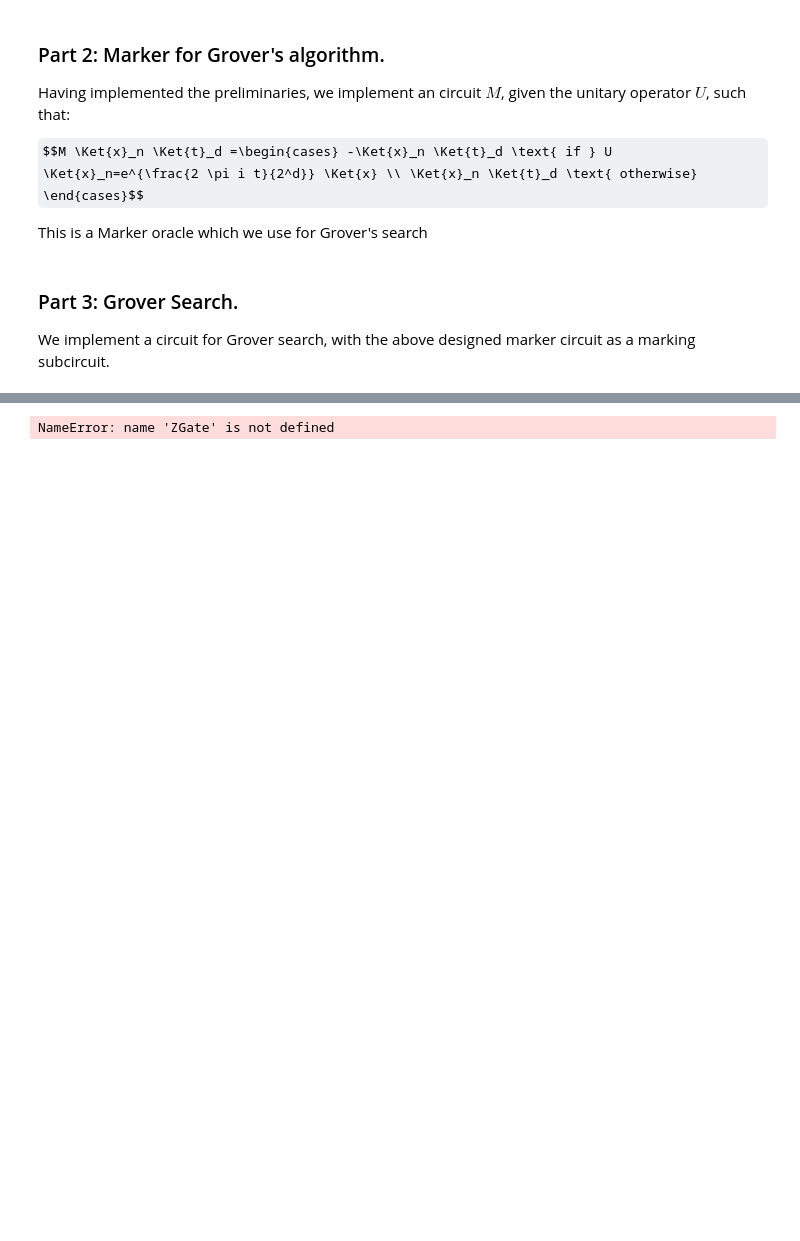
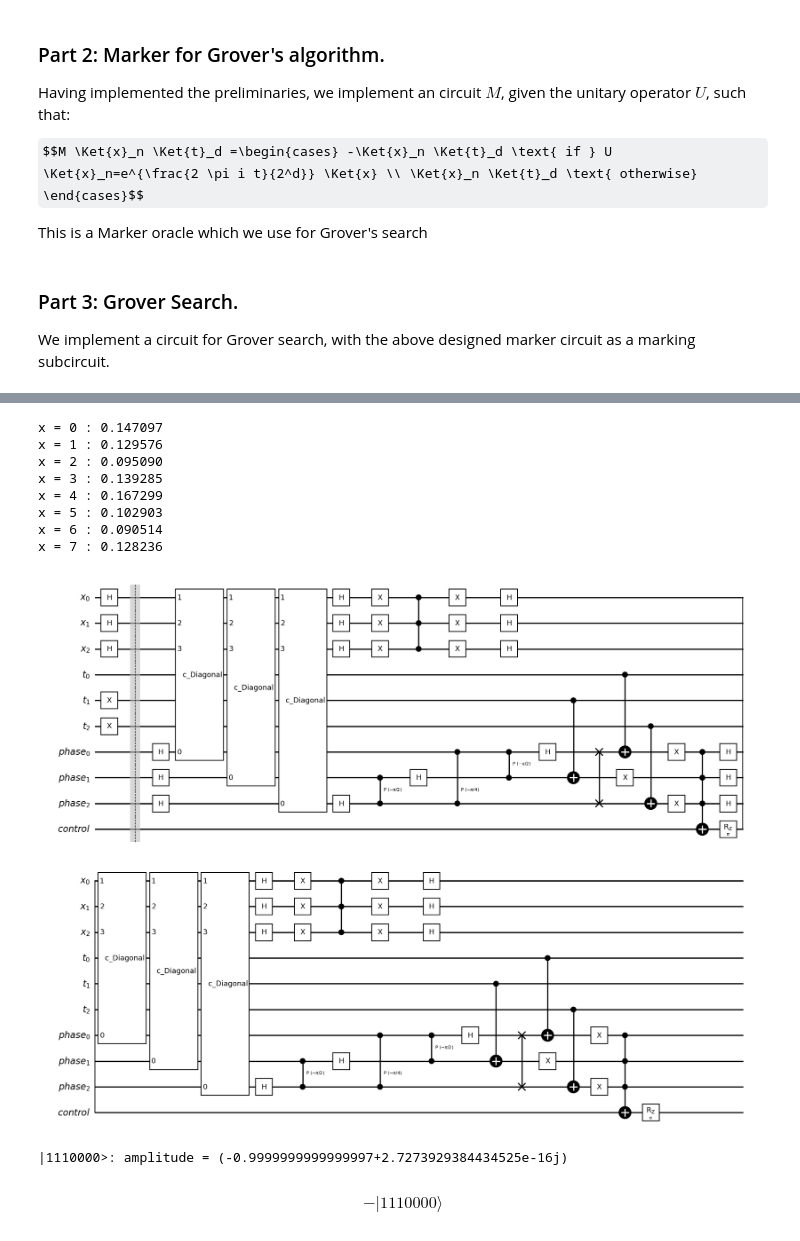
Before and after one commit to adarsh-srinivasan/EigenVector-Preparation, a Jupyter notebook: Eigenvector-Preparation.ipynb, the cells around one changed output, grey strips where cells are left out. Drawn from its saved outputs; the diff is of its cells as text; code cells hidden in the pictures; some formulas as TeX source; blank space fills up the shorter version.

```diff
--- a/Eigenvector-Preparation.ipynb
+++ b/Eigenvector-Preparation.ipynb
@@ -219,3 +199,25 @@ diag_entries=[np.exp(2j * np.pi * num / (2**d)) for num in random_array]
 # %%
-diag_entries
+from qiskit import QuantumRegister, QuantumCircuit
+from qiskit.quantum_info import Statevector
+
+x = QuantumRegister(3, 'x')
+t = QuantumRegister(3, 't')
+phase = QuantumRegister(3, 'phase')
+control = QuantumRegister(1, 'control')
+
+
+# Initialize input state |0>_x |6>_t |0>_phase |0>_control
+init_circ = QuantumCircuit(x, t, phase, control)
+init_circ.x(t[1])
+init_circ.x(t[2])
+
+# Combine initialization + your circuit
+full_circuit = init_circ.compose(Grover)
+
+# Simulate the final statevector
+initial_sv = Statevector.from_label('0' * 10)  # all-zero state
+final_sv = initial_sv.evolve(full_circuit)
+
+# Print the statevector
+print(final_sv)
 # %% [output]
@@ -261,4 +240,53 @@ Note: you may need to restart the kernel to use updated packages.
 # %%
-ZGate()
+# Get qubit index positions for x register in the full circuit
+x_indices = [full_circuit.qubits.index(q) for q in x]
+
+# Marginalize the statevector over the x qubits
+prob_dict = final_sv.probabilities_dict(qargs=x_indices)
+
+# Print probabilities for x = 0 to 7
+for i in range(8):
+    bitstring = format(i, '03b')  # 3-bit binary string for i
+    prob = prob_dict.get(bitstring, 0.0)
+    print(f"x = {i} : {prob:.6f}")
 # %% [output]
-NameError: name 'ZGate' is not defined
+x = 0 : 0.147097
+x = 1 : 0.129576
+x = 2 : 0.095090
+x = 3 : 0.139285
+x = 4 : 0.167299
+x = 5 : 0.102903
+x = 6 : 0.090514
+x = 7 : 0.128236
+# %%
+full_circuit.draw(output="mpl", style="bw")
+# %% [output]
+[figure, added]
+# %%
+from qiskit.visualization import plot_state_city
+from qiskit.quantum_info import Statevector
+
+# Define test parameters
+d = 2
+n = 2
+#diag_entries = [1, 1, 1, 1]  # Marker should apply a -1 phase only when x=2 (binary 10)
+diag_entries = [np.exp(2j * np.pi * x / 2**d) for x in range(2**n)]
+# Create the Marker circuit
+marker_circuit = Marker(d, n, diag_entries)
+
+# Initialize the input state |x⟩|t⟩|0⟩|0⟩ = |10⟩|10⟩|00⟩|0⟩ (x=2, t=2)
+init_state = Statevector.from_label('0' * (d + 1) + '00' + '00')  # phase(2 qubits)+z(1)+x(2)+t(2)
+
+# Evolve the state
+final_state = init_state.evolve(marker_circuit)
+
+# Display the resulting amplitudes
+for i, amp in enumerate(final_state.data):
+    if abs(amp) > 1e-6:
+        print(f"|{i:07b}>: amplitude = {amp}")
+# %% [output]
+|1110000>: amplitude = (-0.9999999999999997+2.7273929384434525e-16j)
+# %%
+final_state.draw("Latex")
+# %% [output]
+$$- |1110000\rangle$$
```
Also changed, not shown: parts of 12 cells of this notebook.
